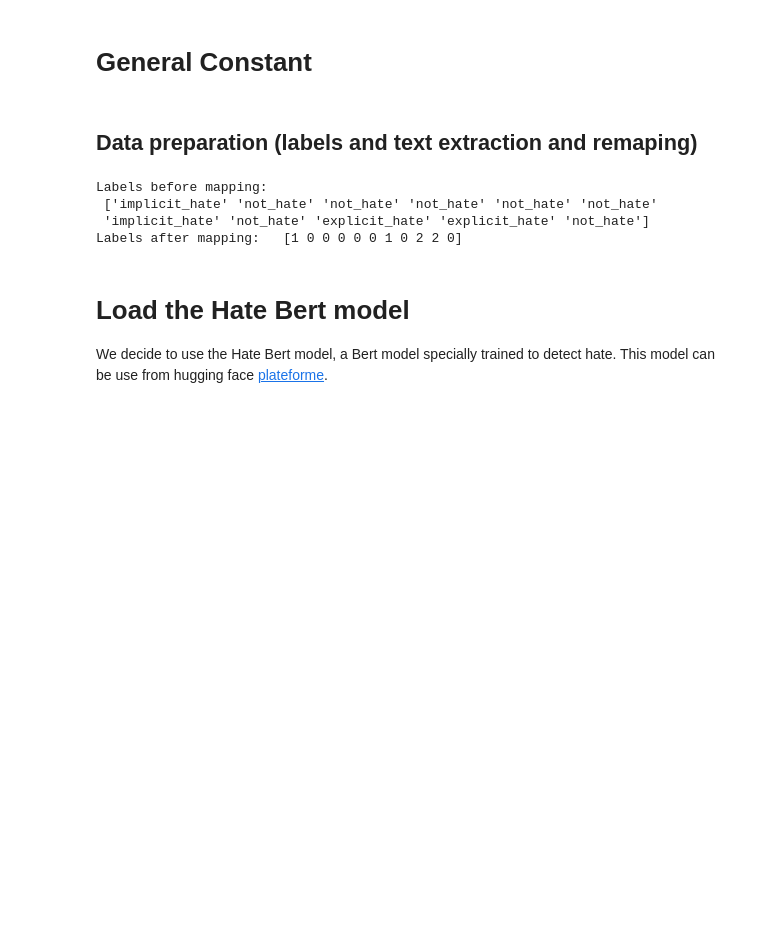
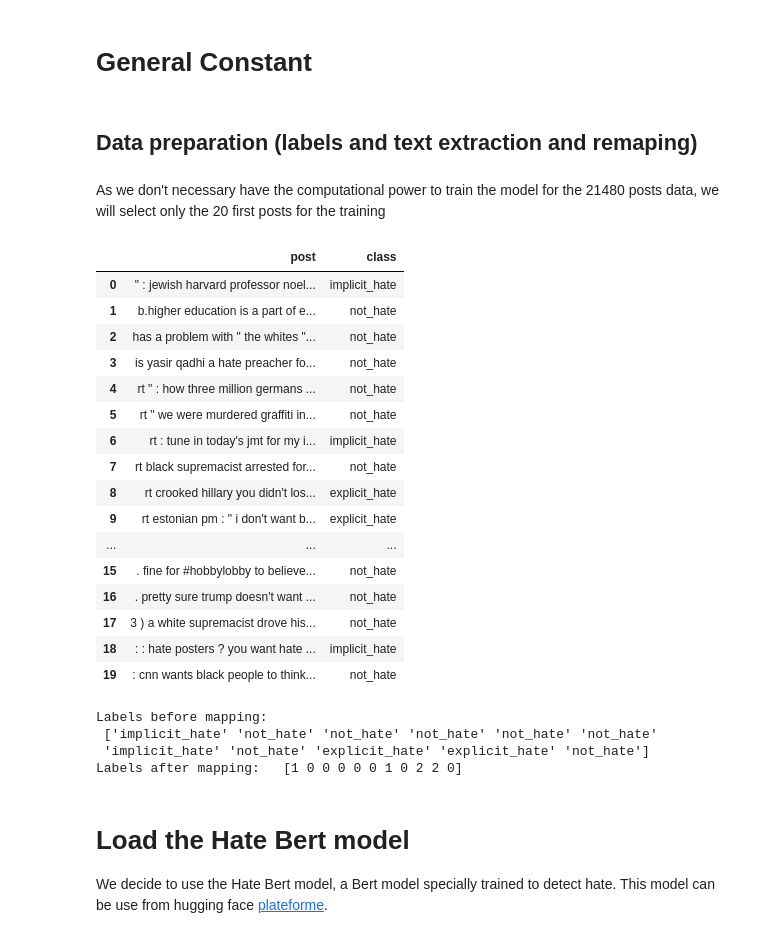
Before and after one commit to Ovoland/Deep_Learning_grp21, a Jupyter notebook: main.ipynb, the cells around one changed output. Cells and saved outputs as stored; diff of their text form; code cells hidden in the pictures; blank space fills up the shorter version.

```diff
--- a/main.ipynb
+++ b/main.ipynb
@@ -22,23 +21,13 @@ Get help from this [kaggle page](https://www.kaggle.com/code/yousefadham/working
 # %% [markdown]
 # Load the data
 # %%
-#PATH_DATA = "data/implicit-hate-corpus/"
-#PATH_INPUT_POSTS = "implicit_hate_v1_SAP_posts.tsv"
-#PATH_HATE_LABEL = "implicit_hate_v1_stg1.tsv"
-#PATH_CATEGORY_LABEL = "implicit_hate_v1_stg2.tsv"
+PATH_DATA = "data/implicit-hate-corpus/"
 
-#input = pd.read_csv(PATH_DATA + PATH_INPUT_POSTS, sep = '\t')
-#hate_labels = pd.read_csv(PATH_DATA + PATH_HATE_LABEL, sep = '\t')
-#category_labels = pd.read_csv(PATH_DATA + PATH_CATEGORY_LABEL, sep = '\t')
-
-
-
-
-PATH_DATA_STG1 = "data/implicit-hate-corpus/implicit_hate_v1_stg1_posts.tsv"
+PATH_DATA_STG1 = PATH_DATA + "/implicit_hate_v1_stg1_posts.tsv"
+PATH_DATA_STG2 = PATH_DATA + "implicit_hate_v1_stg2_posts.tsv"
 
 data = pd.read_csv(PATH_DATA_STG1, sep = '\t')
 print(data)
-num_labels = 3
 # %% [output]
                                                     post          class
 0        " : jewish harvard professor noel ignatiev w...  implicit_hate
@@ -83,5 +72,28 @@ BATCH_SIZE = 16
 # %% [markdown]
 ## Data preparation (labels and text extraction and remaping)
+# %% [markdown]
+As we don't necessary have the computational power to train the model for the 21480 posts data, we will select only the 20 first posts for the training
+# %%
+data = data.head(20)
+data
+# %% [output]
+|  | post | class |
+| 0 | " : jewish harvard professor noel... | implicit_hate |
+| 1 | b.higher education is a part of e... | not_hate |
+| 2 | has a problem with " the whites "... | not_hate |
+| 3 | is yasir qadhi a hate preacher fo... | not_hate |
+| 4 | rt " : how three million germans ... | not_hate |
+| 5 | rt " we were murdered graffiti in... | not_hate |
+| 6 | rt : tune in today's jmt for my i... | implicit_hate |
+| 7 | rt black supremacist arrested for... | not_hate |
+| 8 | rt crooked hillary you didn't los... | explicit_hate |
+| 9 | rt estonian pm : " i don't want b... | explicit_hate |
+| ... | ... | ... |
+| 15 | . fine for #hobbylobby to believe... | not_hate |
+| 16 | . pretty sure trump doesn't want ... | not_hate |
+| 17 | 3 ) a white supremacist drove his... | not_hate |
+| 18 | : : hate posters ? you want hate ... | implicit_hate |
+| 19 | : cnn wants black people to think... | not_hate |
 # %%
 # Label mappings
 id2label = {0: "not_hate", 1: "implicit_hate", 2: "explicit_hate"}
```
Also changed, not shown: parts of 11 cells of this notebook, 2 other files.
